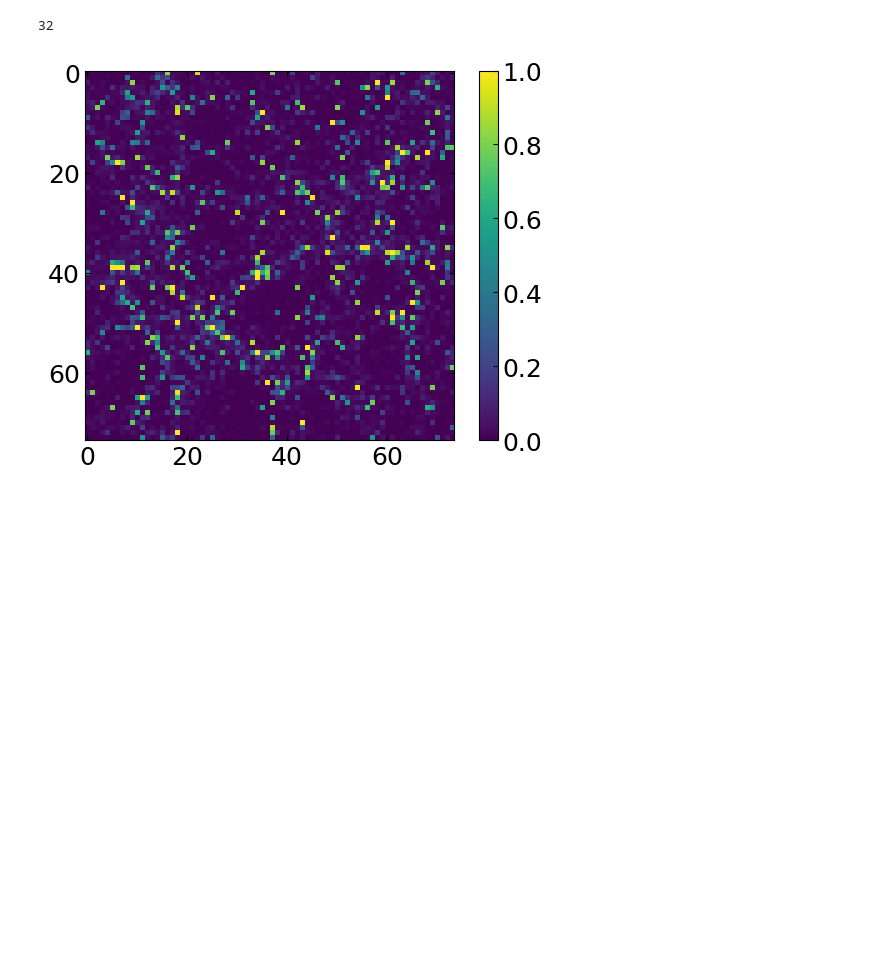
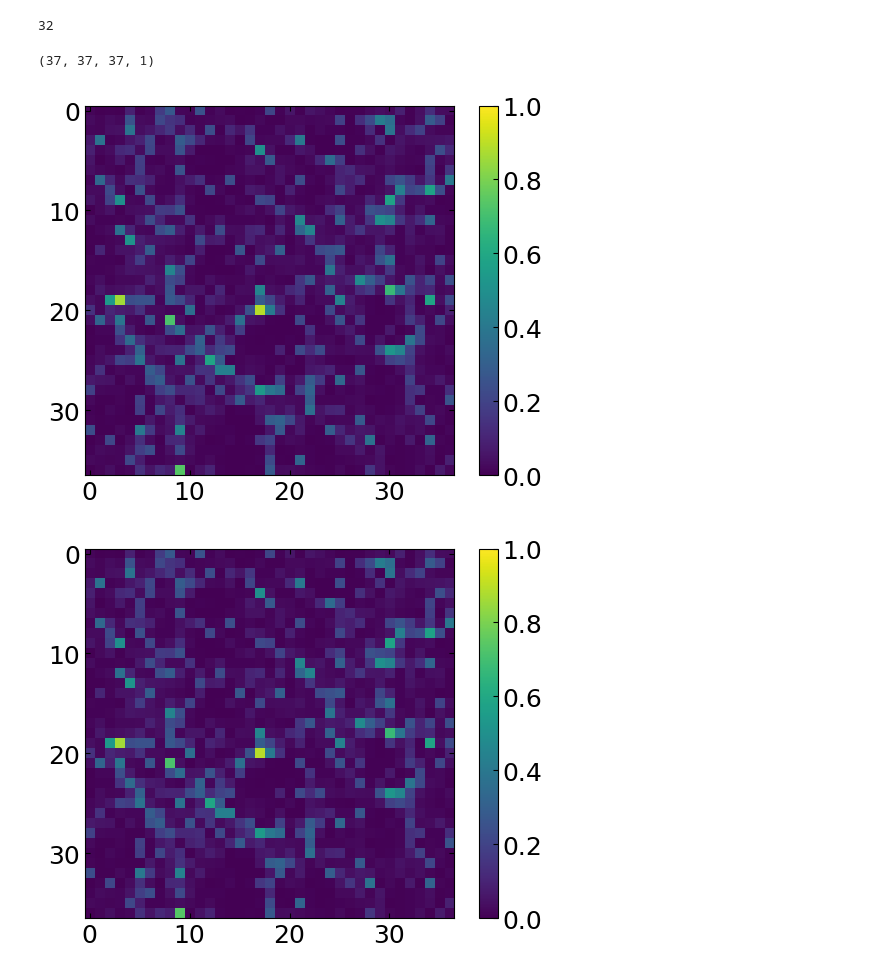
Before and after one commit to shubhagrawal30/CosmoIM, a Jupyter notebook: notebooks/gridder.ipynb, the cells around one changed output. Cells and saved outputs as stored; diff of their text form; code cells hidden in the pictures; blank space fills up the shorter version.

```diff
--- a/notebooks/gridder.ipynb
+++ b/notebooks/gridder.ipynb
@@ -25,7 +25,7 @@ snap.make_property(prop_li_co,rename='LCO_ns',kw_remap={'sfr':'sfr_behroozi'},ot
 # %%
 # Define a grid
 # pixel_size = .125
-pixel_size = .5
+pixel_size = 1
 side_length = ((simhandler.box_edge_no_h) // pixel_size) * pixel_size      # This crops the box to have an integer number of pixels
 center_point = [side_length/2,side_length/2,side_length/2]
 
@@ -48,10 +48,27 @@ positions = np.array([x,y,z]).T
 
 # Make the grid
 grid = gridder(positions,temps,center_point=center_point,side_length=side_length,pixel_size=pixel_size,axunits='Mpc',gridunits='uK')
+ps = grid.power_spectrum(in_place=False,normalize=True)
+# %%
+ps.grid.shape
+# %% [output]
+(37, 37, 37, 1)
 # %%
-plt.imshow(np.nanmean(grid.grid[:,:,:,0], axis=0), vmax=1)
+plt.imshow(np.real(np.nanmean(grid.grid[:,:,:,0], axis=0)), vmax=1)
 plt.colorbar()
 plt.show()
 plt.close()
+
+plt.imshow(np.abs(np.nanmean(grid.grid[:,:,:,0], axis=0)), vmax=1)
+plt.colorbar()
+plt.show()
+plt.close()
+
+
+plt.imshow(np.real(grid.grid[10,:,:,0]), vmax=1)
+plt.colorbar()
+plt.show()
+plt.close()
 # %% [output]
-[figure, old version]
+[figure, new version]
+[figure, added]
```
Also changed, not shown: parts of 4 cells of this notebook, 4 other files.
